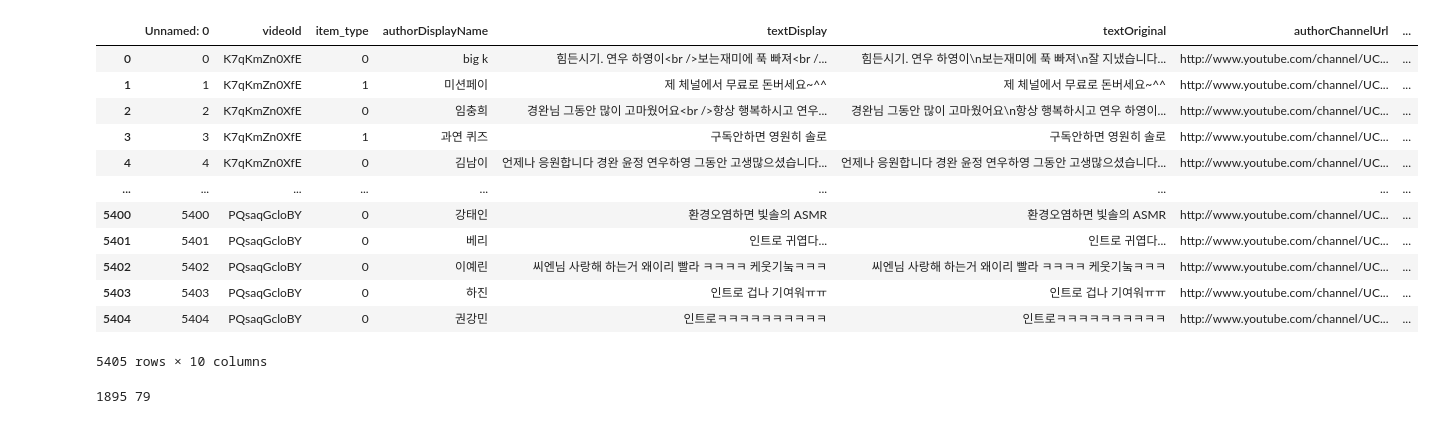
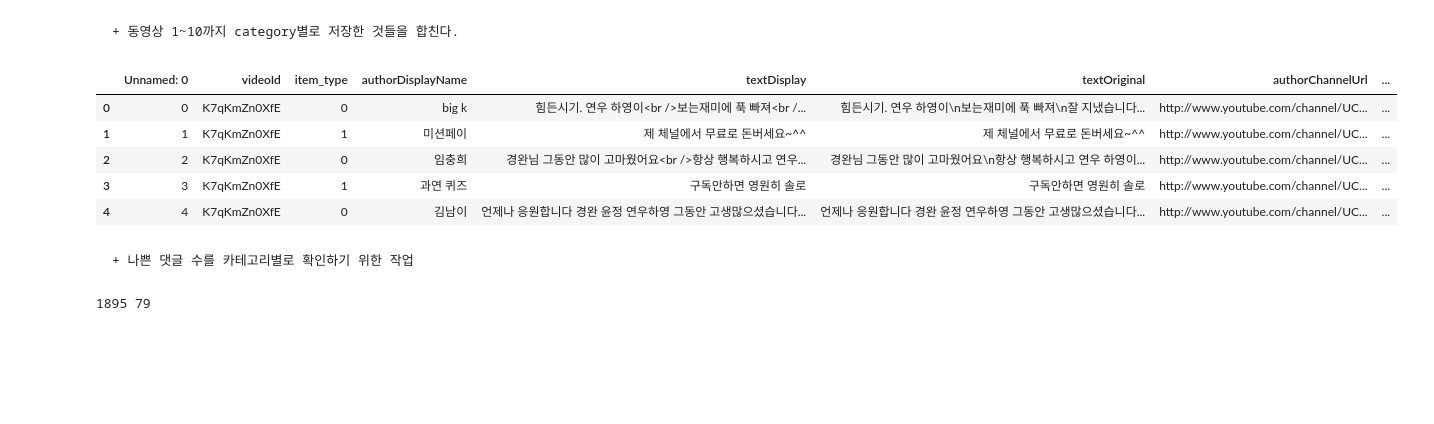
Before and after one commit to EasyBAMM/bigdata, a Jupyter notebook: scenario.ipynb, the cells around one changed output. Cells and saved outputs as stored; diff of their text form; code cells hidden in the pictures; blank space fills up the shorter version.

```diff
--- a/scenario.ipynb
+++ b/scenario.ipynb
@@ -167,6 +161,8 @@ save_response_to_json_file("data/sample.json")
 json_file = open_json_file("data/sample.json")
 json_file_to_pandas_csv(json_file, "data/csv/sample.csv")
 print("[INFO] Finished.")
+# %% [markdown]
+    + 동영상 1~10까지 category별로 저장한 것들을 합친다.
 # %%
 # 인기동영상 모두 병합
 import pandas as pd
@@ -183,21 +179,16 @@ finalDf.to_csv("data/csv/popular_new_sum.csv")
 # %%
 import pandas as pd
 df = pd.read_csv("data/csv/04-26/popular_final_sum.csv")
-df
+df[:5]
 # %% [output]
 |  | Unnamed: 0 | videoId | item_type | authorDisplayName | textDisplay | textOriginal | authorChannelUrl | ... |
 | 0 | 0 | K7qKmZn0XfE | 0 | big k | 힘든시기. 연우 하영이<br />보는재미에 푹 빠져<br /... | 힘든시기. 연우 하영이\n보는재미에 푹 빠져\n잘 지냈습니다... | http://www.youtube.com/channel/UC... | ... |
 | 1 | 1 | K7qKmZn0XfE | 1 | 미션페이 | 제 체널에서 무료로 돈버세요~^^ | 제 체널에서 무료로 돈버세요~^^ | http://www.youtube.com/channel/UC... | ... |
 | 2 | 2 | K7qKmZn0XfE | 0 | 임충희 | 경완님 그동안 많이 고마웠어요<br />항상 행복하시고 연우... | 경완님 그동안 많이 고마웠어요\n항상 행복하시고 연우 하영이... | http://www.youtube.com/channel/UC... | ... |
 | 3 | 3 | K7qKmZn0XfE | 1 | 과연 퀴즈 | 구독안하면 영원히 솔로 | 구독안하면 영원히 솔로 | http://www.youtube.com/channel/UC... | ... |
 | 4 | 4 | K7qKmZn0XfE | 0 | 김남이 | 언제나 응원합니다 경완 윤정 연우하영 그동안 고생많으셨습니다... | 언제나 응원합니다 경완 윤정 연우하영 그동안 고생많으셨습니다... | http://www.youtube.com/channel/UC... | ... |
-| ... | ... | ... | ... | ... | ... | ... | ... | ... |
-| 5400 | 5400 | PQsaqGcloBY | 0 | 강태인 | 환경오염하면 빛솔의 ASMR | 환경오염하면 빛솔의 ASMR | http://www.youtube.com/channel/UC... | ... |
-| 5401 | 5401 | PQsaqGcloBY | 0 | 베리 | 인트로 귀엽다... | 인트로 귀엽다... | http://www.youtube.com/channel/UC... | ... |
-| 5402 | 5402 | PQsaqGcloBY | 0 | 이예린 | 씨엔님 사랑해 하는거 왜이리 빨라 ㅋㅋㅋㅋ 케웃기눜ㅋㅋㅋ | 씨엔님 사랑해 하는거 왜이리 빨라 ㅋㅋㅋㅋ 케웃기눜ㅋㅋㅋ | http://www.youtube.com/channel/UC... | ... |
-| 5403 | 5403 | PQsaqGcloBY | 0 | 하진 | 인트로 겁나 기여워ㅠㅠ | 인트로 겁나 기여워ㅠㅠ | http://www.youtube.com/channel/UC... | ... |
-| 5404 | 5404 | PQsaqGcloBY | 0 | 권강민 | 인트로ㅋㅋㅋㅋㅋㅋㅋㅋㅋㅋ | 인트로ㅋㅋㅋㅋㅋㅋㅋㅋㅋㅋ | http://www.youtube.com/channel/UC... | ... |
-5405 rows × 10 columns
+# %% [markdown]
+    + 나쁜 댓글 수를 카테고리별로 확인하기 위한 작업
 # %%
 import matplotlib.pyplot as plt
 import seaborn as sns
```
Also changed, not shown: parts of 48 cells of this notebook, 7 other files.
